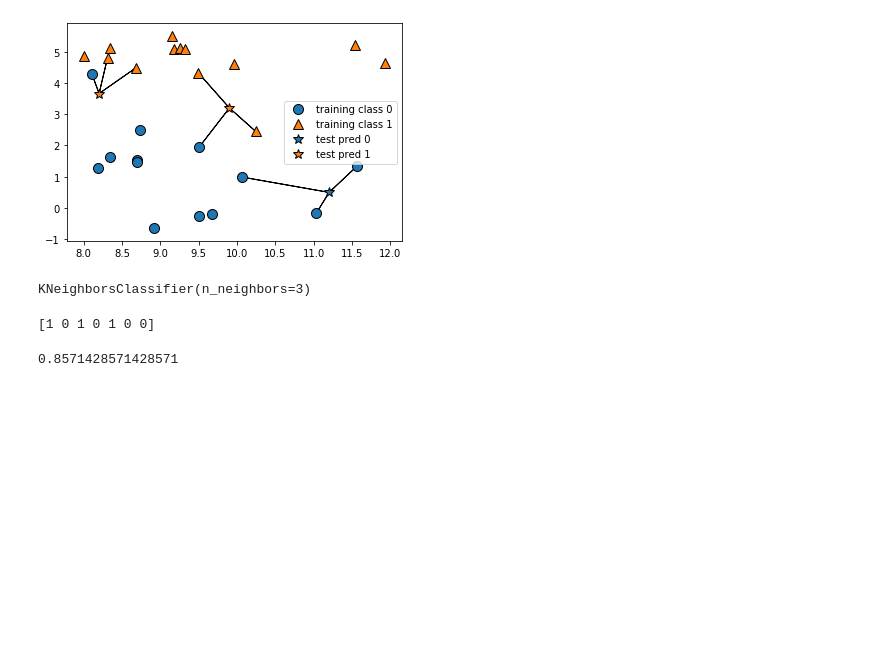
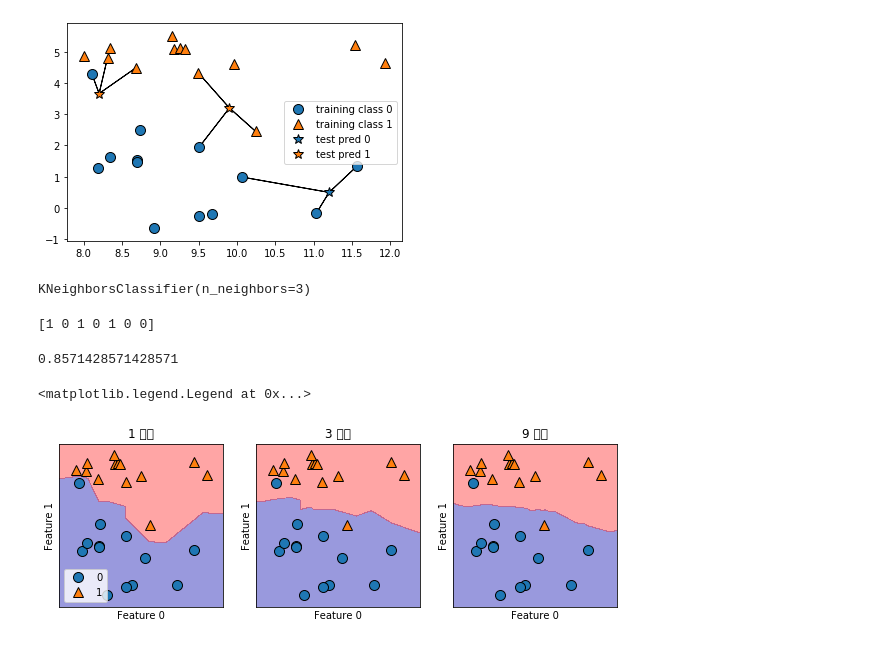
Before and after one commit to arti1117/introduction_to_ml_with_python, a Jupyter notebook: CHAPTER2/KNN.ipynb, the cells around one changed output. Saved outputs shown, nothing was run; the diff lists cells and outputs as text; code cells hidden in the pictures; blank space fills up the shorter version.

```diff
--- a/CHAPTER2/KNN.ipynb
+++ b/CHAPTER2/KNN.ipynb
@@ -35,6 +35,15 @@ print(clf.score(X_test, y_test))
 # %%
 fig, axes = plt.subplots(1, 3, figsize=(10, 3))
 
 for n, ax in zip([1, 3, 9], axes):
     clf = KNeighborsClassifier(n_neighbors=n).fit(X, y)
-    mglearn.plots.
+    mglearn.plots.plot_2d_separator(clf, X, fill=True, eps=0.5, ax=ax, alpha=.4)
+    mglearn.discrete_scatter(X[:, 0], X[:, 1], y, ax=ax)
+    ax.set_title('{} 이웃'.format(n))
+    ax.set_xlabel('Feature 0')
+    ax.set_ylabel('Feature 1')
+
+axes[0].legend(loc=3)
+# %% [output]
+<matplotlib.legend.Legend at 0x...>
+[figure, added]
```
Also changed, not shown: parts of 7 cells of this notebook, 1 other file.
